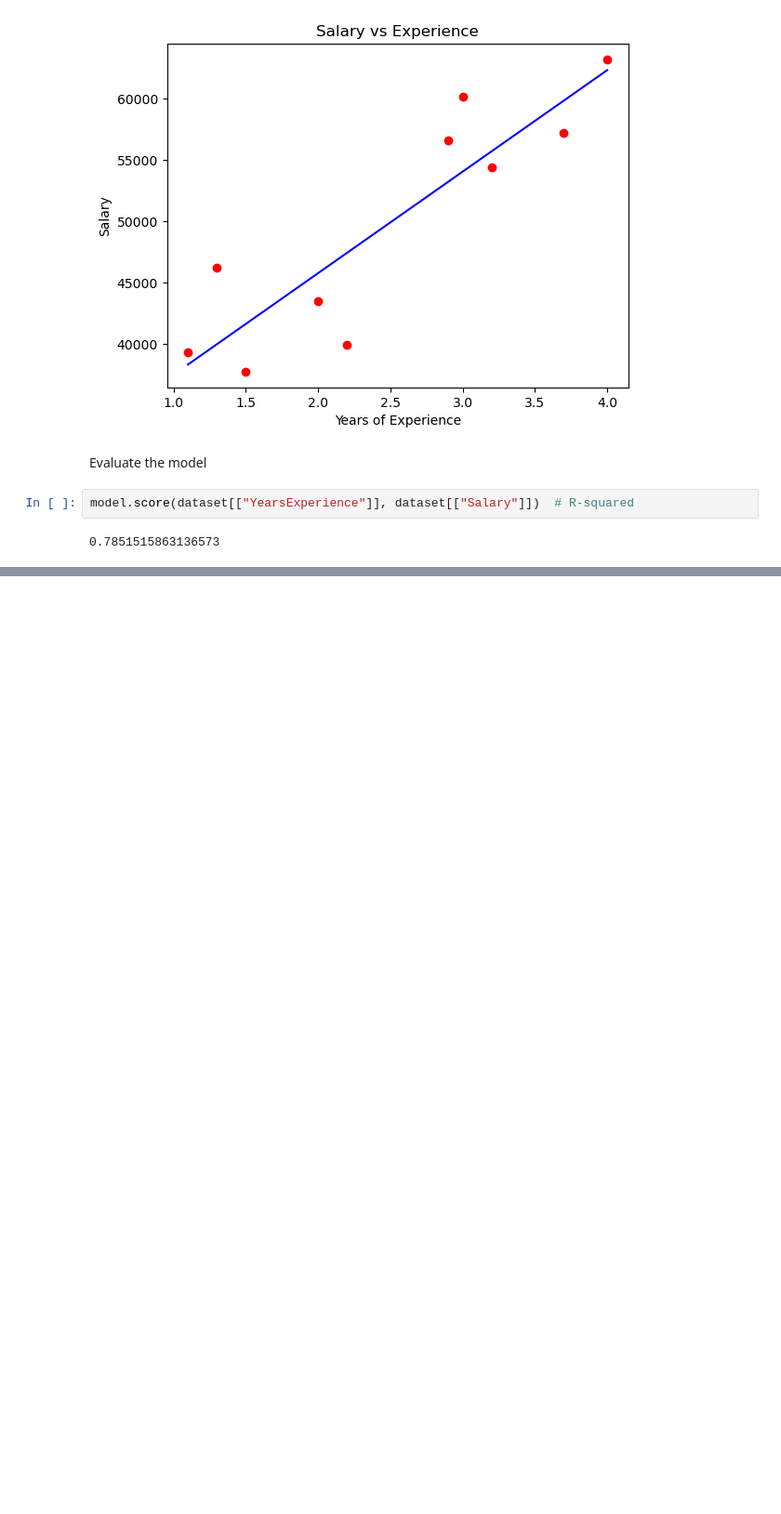
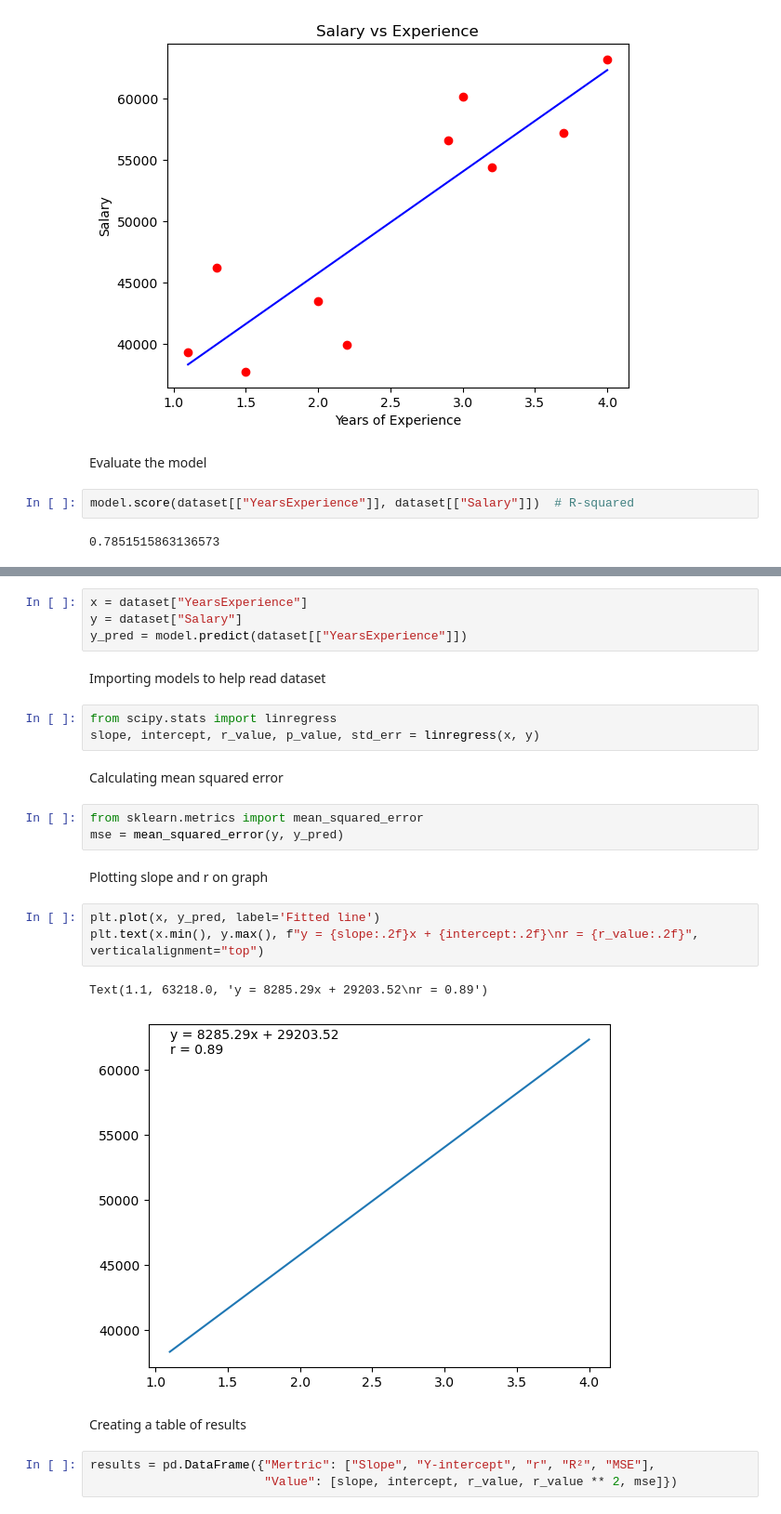
Before and after one commit to HenryKast/BSGP7030_Assignment3, a Jupyter notebook: Manual/linear_regression_python.ipynb, the cells around one changed output, grey strips where cells are left out. Shown at 93% size. Cells and saved outputs as stored; diff of their text form; blank space fills up the shorter version.

```diff
--- a/Manual/linear_regression_python.ipynb
+++ b/Manual/linear_regression_python.ipynb
@@ -46,0 +41,27 @@ plt.show()
+# %%
+x = dataset["YearsExperience"]
+y = dataset["Salary"]
+y_pred = model.predict(dataset[["YearsExperience"]])
+# %% [markdown]
+Importing models to help read dataset
+# %%
+from scipy.stats import linregress
+slope, intercept, r_value, p_value, std_err = linregress(x, y)
+# %% [markdown]
+Calculating mean squared error
+# %%
+from sklearn.metrics import mean_squared_error
+mse = mean_squared_error(y, y_pred)
+# %% [markdown]
+Plotting slope and r on graph
+# %%
+plt.plot(x, y_pred, label='Fitted line')
+plt.text(x.min(), y.max(), f"y = {slope:.2f}x + {intercept:.2f}\nr = {r_value:.2f}", verticalalignment="top")
+# %% [output]
+Text(1.1, 63218.0, 'y = 8285.29x + 29203.52\nr = 0.89')
+[figure, added]
+# %% [markdown]
+Creating a table of results
+# %%
+results = pd.DataFrame({"Mertric": ["Slope", "Y-intercept", "r", "R²", "MSE"],
+                        "Value": [slope, intercept, r_value, r_value ** 2, mse]})
```
Also changed, not shown: parts of 4 cells of this notebook, 14 other files.
